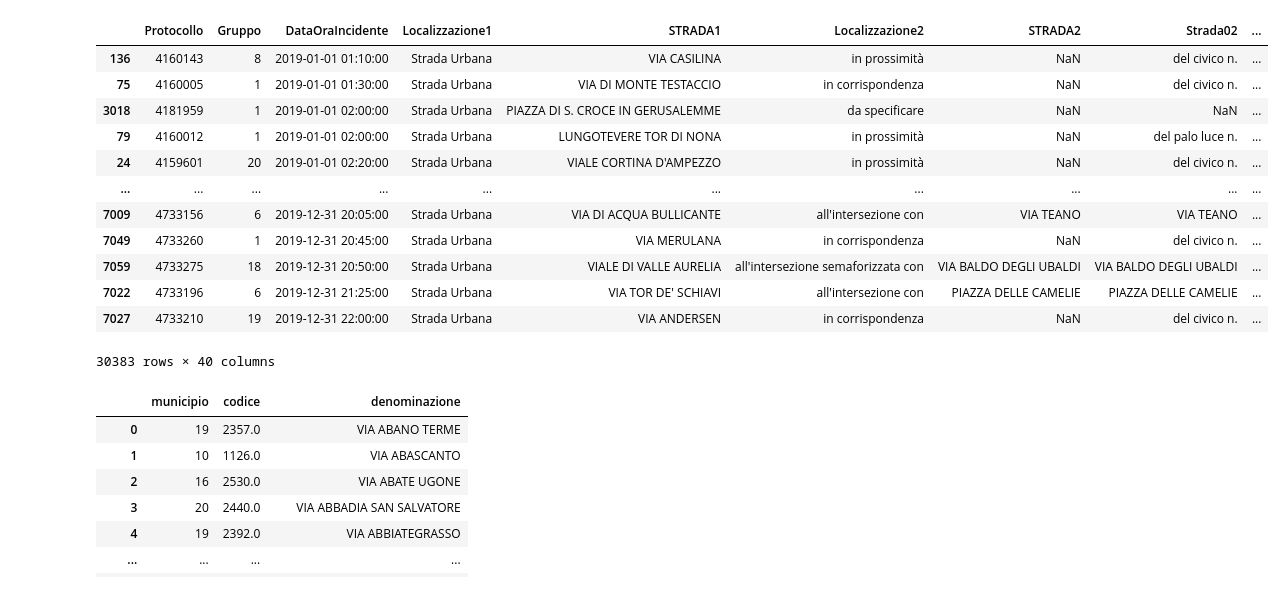
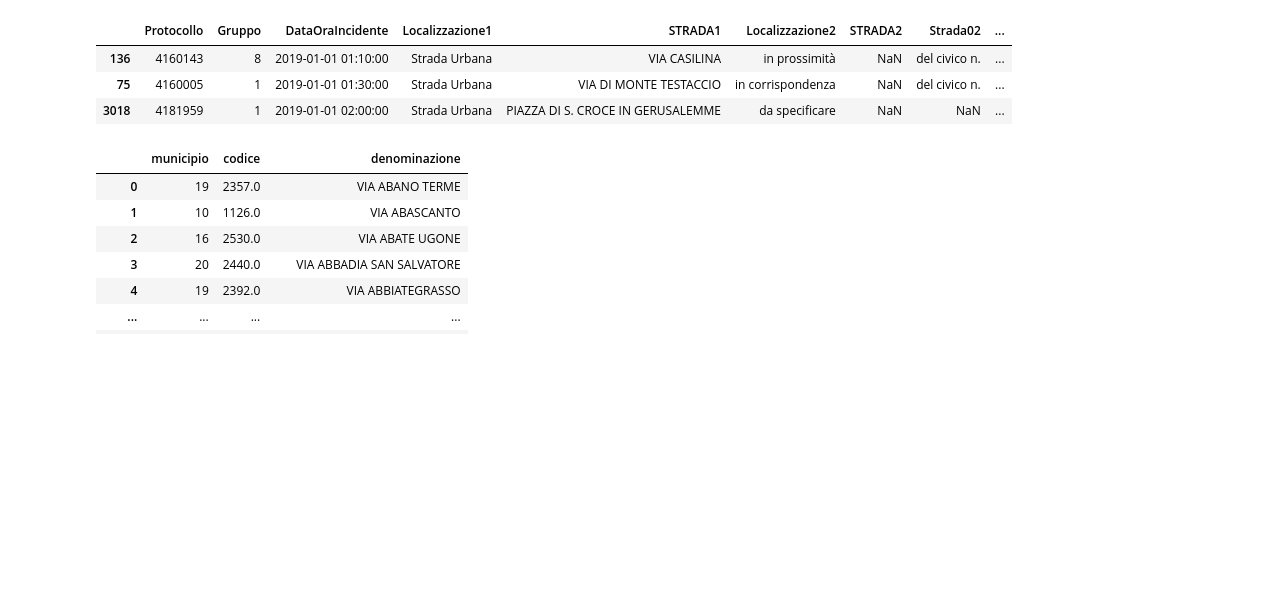
Before and after one commit to RomanTomz/RomeHeatmap, a Jupyter notebook: Incidenti_Roma_2019.ipynb, the cells around one changed output. Saved outputs shown, nothing was run; the diff lists cells and outputs as text; code cells hidden in the pictures; blank space fills up the shorter version.

```diff
--- a/Incidenti_Roma_2019.ipynb
+++ b/Incidenti_Roma_2019.ipynb
@@ -18,21 +36,12 @@ df.drop_duplicates(subset='Protocollo', inplace=True)
 df.DataOraIncidente = pd.to_datetime(df.DataOraIncidente)
 df.sort_values('DataOraIncidente', inplace=True)
 # %%
-df
+df.head(3)
 # %% [output]
 |  | Protocollo | Gruppo | DataOraIncidente | Localizzazione1 | STRADA1 | Localizzazione2 | STRADA2 | Strada02 | ... |
 | 136 | 4160143 | 8 | 2019-01-01 01:10:00 | Strada Urbana | VIA CASILINA | in prossimità | NaN | del civico n. | ... |
 | 75 | 4160005 | 1 | 2019-01-01 01:30:00 | Strada Urbana | VIA DI MONTE TESTACCIO | in corrispondenza | NaN | del civico n. | ... |
 | 3018 | 4181959 | 1 | 2019-01-01 02:00:00 | Strada Urbana | PIAZZA DI S. CROCE IN GERUSALEMME | da specificare | NaN | NaN | ... |
-| 79 | 4160012 | 1 | 2019-01-01 02:00:00 | Strada Urbana | LUNGOTEVERE TOR DI NONA | in prossimità | NaN | del palo luce n. | ... |
-| 24 | 4159601 | 20 | 2019-01-01 02:20:00 | Strada Urbana | VIALE CORTINA D'AMPEZZO | in prossimità | NaN | del civico n. | ... |
-| ... | ... | ... | ... | ... | ... | ... | ... | ... | ... |
-| 7009 | 4733156 | 6 | 2019-12-31 20:05:00 | Strada Urbana | VIA DI ACQUA BULLICANTE | all'intersezione con | VIA TEANO | VIA TEANO | ... |
-| 7049 | 4733260 | 1 | 2019-12-31 20:45:00 | Strada Urbana | VIA MERULANA | in corrispondenza | NaN | del civico n. | ... |
-| 7059 | 4733275 | 18 | 2019-12-31 20:50:00 | Strada Urbana | VIALE DI VALLE AURELIA | all'intersezione semaforizzata con | VIA BALDO DEGLI UBALDI | VIA BALDO DEGLI UBALDI | ... |
-| 7022 | 4733196 | 6 | 2019-12-31 21:25:00 | Strada Urbana | VIA TOR DE' SCHIAVI | all'intersezione con | PIAZZA DELLE CAMELIE | PIAZZA DELLE CAMELIE | ... |
-| 7027 | 4733210 | 19 | 2019-12-31 22:00:00 | Strada Urbana | VIA ANDERSEN | in corrispondenza | NaN | del civico n. | ... |
-30383 rows × 40 columns
 # %%
 viario = pd.read_csv('/content/drive/My Drive/Colab Notebooks/Roma/Inc_Roma_2019/viario.csv', encoding='latin1', sep=';', header=None, usecols=[0,1,2])
 # %%
```
Also changed, not shown: parts of 11 cells of this notebook.
